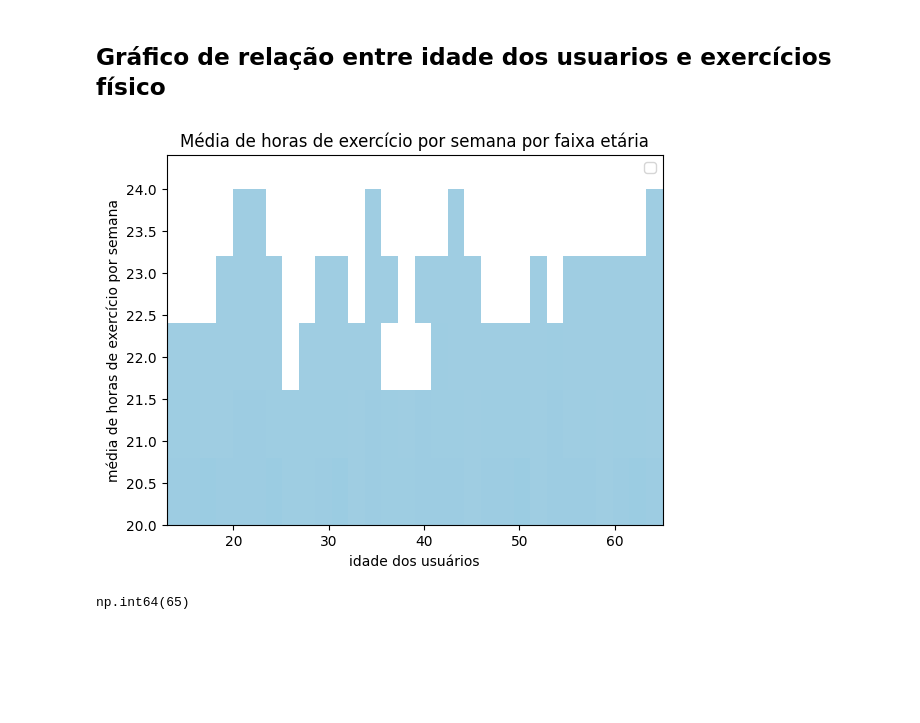
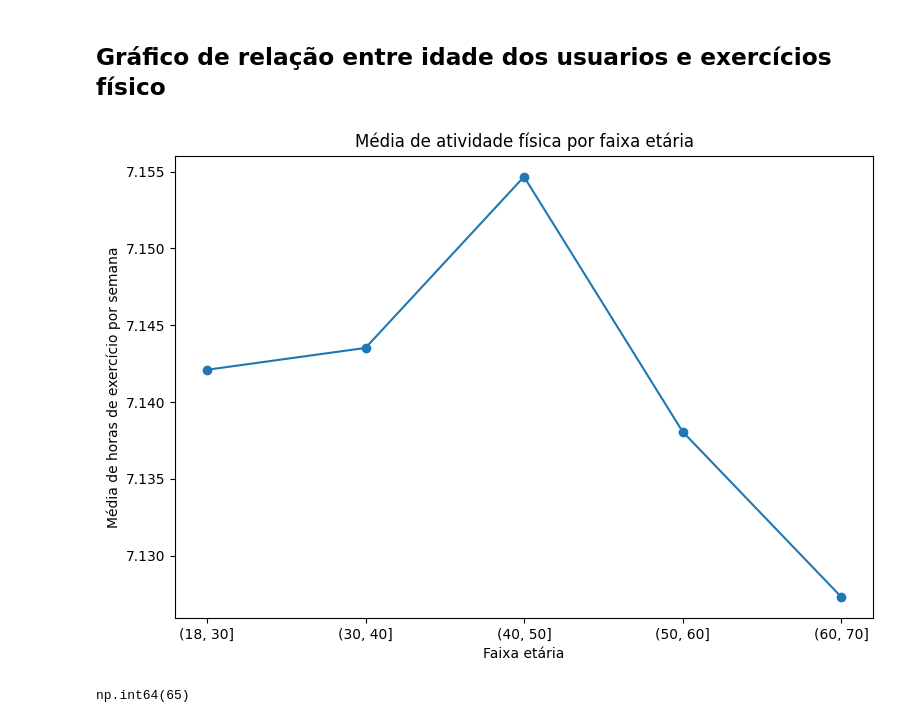
Before and after one commit to H3ytt0r62/SBD2-Social_Media_User_Analysis, a Jupyter notebook: Data layer/Raw/analytcs.ipynb, the cells around one changed output. Cells and saved outputs as stored; diff of their text form; code cells hidden in the pictures; blank space fills up the shorter version.

```diff
--- a/Data layer/Raw/analytcs.ipynb
+++ b/Data layer/Raw/analytcs.ipynb
@@ -157,18 +157,27 @@ plt.show()
 [figure]
 # %% [markdown]
 ## Gráfico de relação entre idade dos usuarios e exercícios físico
-# %%
-df_exer_hours = df_raw.sample(400000)
-sns.histplot(x = 'age', y='exercise_hours_per_week', data=df_exer_hours, kde=True, bins=30, color='skyblue')
-plt.ylim(20,24.4)
-plt.xlim(13,65)
-plt.xlabel("idade dos usuários")
-plt.ylabel("média de horas de exercício por semana")
-plt.title("Média de horas de exercício por semana por faixa etária")
-plt.legend(['Média de horas de exercício por semana'])
-plt.show()
-# %% [output]
-[figure, removed]
+# %%
+df_raw['faixa_idade'] = pd.cut(
+    df_raw['age'],
+    bins=[18, 30, 40, 50, 60, 70, 100]
+)
+
+media = df_raw.groupby(
+    'faixa_idade',
+    observed=True
+)['exercise_hours_per_week'].mean()
+
+plt.figure(figsize=(9,6))
+plt.plot(media.index.astype(str), media.values, marker='o')
+
+plt.xlabel('Faixa etária')
+plt.ylabel('Média de horas de exercício por semana')
+plt.title('Média de atividade física por faixa etária')
+
+plt.show()
+# %% [output]
+[figure, added]
 # %%
 # %% [output]
 np.int64(65)
```
Also changed, not shown: parts of 2 cells of this notebook, 2 other files.
